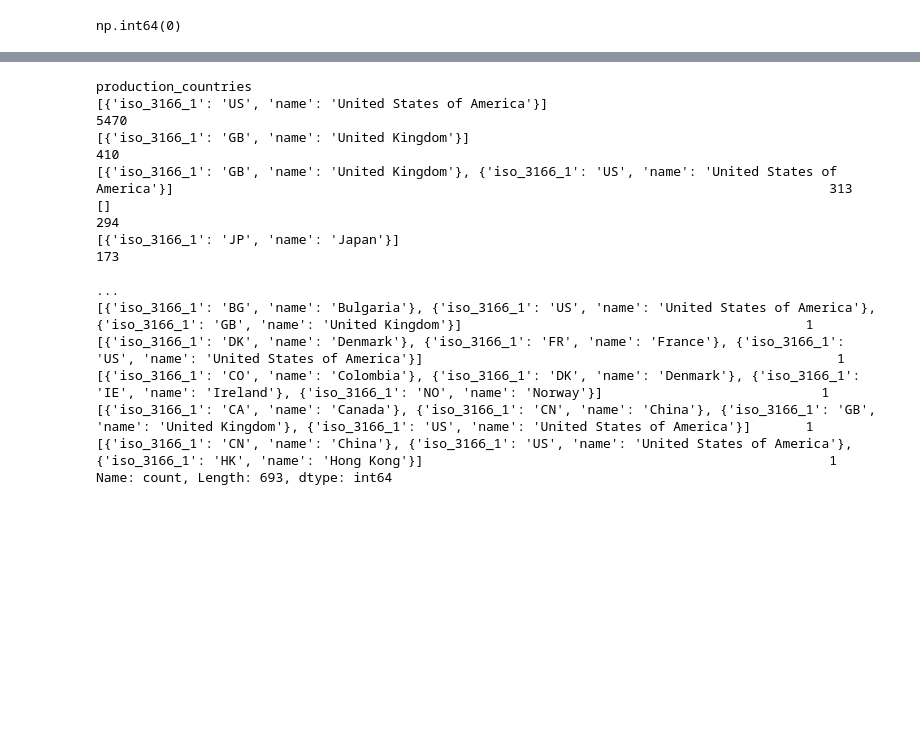
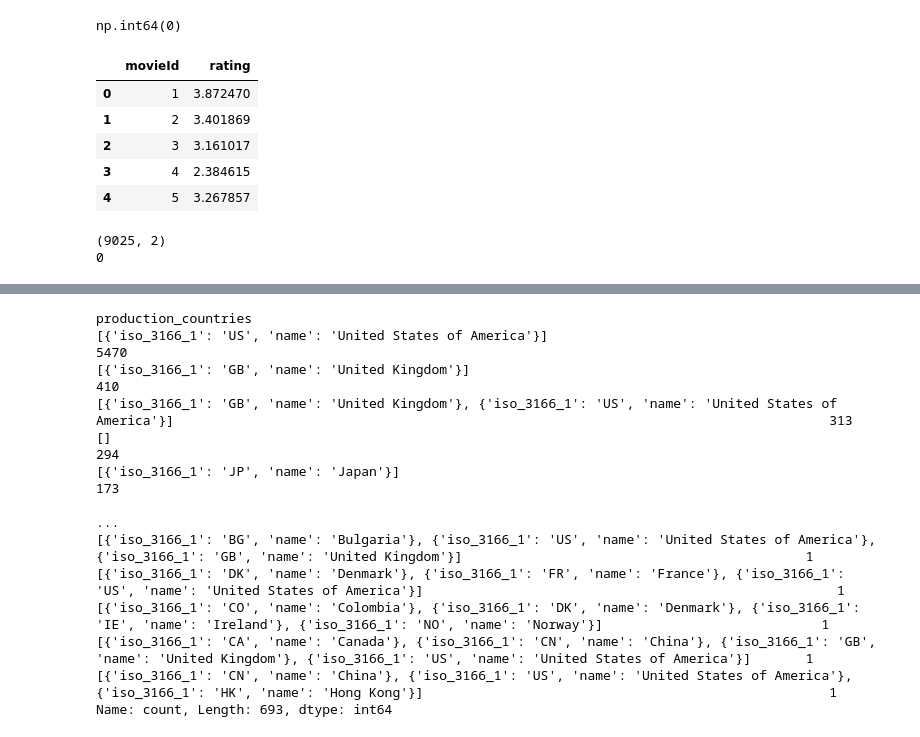
Before and after one commit to tsenre4w/ban6003-Movies-Final-ernest, a Jupyter notebook: notebooks/movies_project_starter.ipynb, the cells around one changed output, grey strips where cells are left out. Drawn from its saved outputs; the diff is of its cells as text; code cells hidden in the pictures; blank space fills up the shorter version.

```diff
--- a/notebooks/movies_project_starter.ipynb
+++ b/notebooks/movies_project_starter.ipynb
@@ -303,3 +303,27 @@ ratings_clean["rating"].isna().sum()
     # There are no missing values for rating.
 # %% [output]
 np.int64(0)
+# %%
+# This is calculating the average rating for each movie.  One row per movie.
+
+ratings_clean_aggregated = ratings_clean.groupby("movieId").agg({"rating": "mean"}).reset_index()
+
+ratings_clean_aggregated.head()
+# %% [output]
+|  | movieId | rating |
+| 0 | 1 | 3.872470 |
+| 1 | 2 | 3.401869 |
+| 2 | 3 | 3.161017 |
+| 3 | 4 | 2.384615 |
+| 4 | 5 | 3.267857 |
+# %%
+print(ratings_clean_aggregated.shape)
+print(ratings_clean_aggregated["movieId"].duplicated().sum())
+
+# there are 9,025 movies with an average rating.
+# there are no duplicated movieIds.
+# since there are 9,082 movieIds in the movies dataset, this means 57 movies do not have a rating, and will
+# likely need to be dropped from analysis.
+# %% [output]
+(9025, 2)
+0
```
Also changed, not shown: parts of 3 cells of this notebook.
